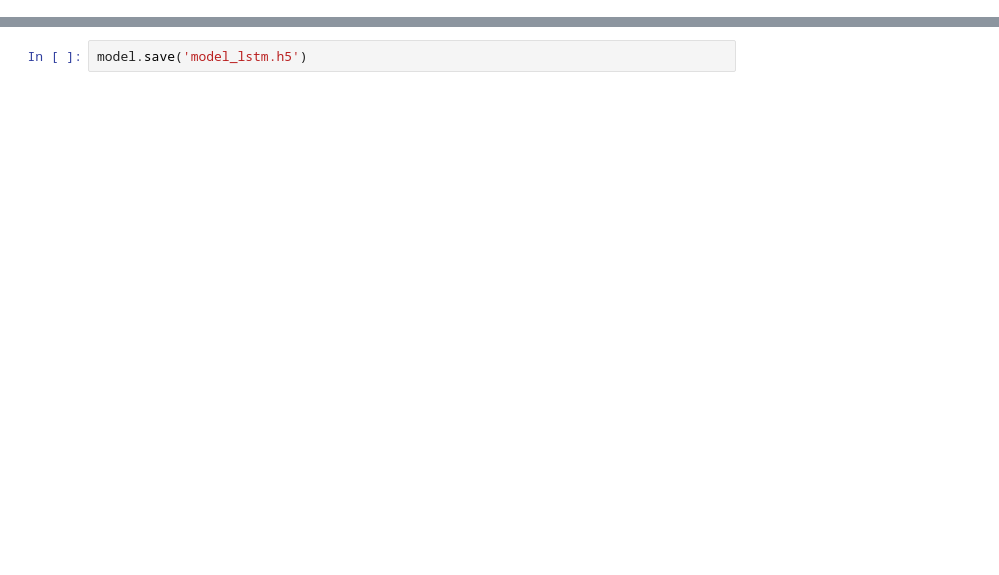
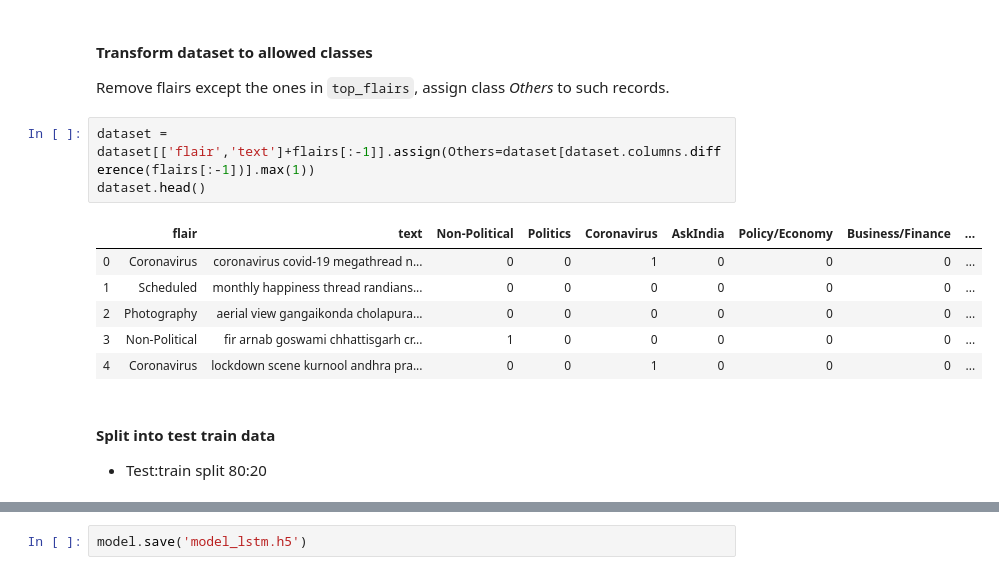
Before and after one commit to vishakha-lall/MIDAS_Hiring_Project, a Jupyter notebook: Part 3 - Build a Flair Detector.ipynb, the cells around one changed output, grey strips where cells are left out. Drawn from its saved outputs; the diff is of its cells as text; blank space fills up the shorter version.

```diff
--- a/Part 3 - Build a Flair Detector.ipynb
+++ b/Part 3 - Build a Flair Detector.ipynb
@@ -283,0 +55,18 @@ Epoch 25/25
+# %% [markdown]
+#### Transform dataset to allowed classes
+
+Remove flairs except the ones in `top_flairs`, assign class *Others* to such records.
+# %%
+dataset = dataset[['flair','text']+flairs[:-1]].assign(Others=dataset[dataset.columns.difference(flairs[:-1])].max(1))
+dataset.head()
+# %% [output]
+|  | flair | text | Non-Political | Politics | Coronavirus | AskIndia | Policy/Economy | Business/Finance | ... |
+| 0 | Coronavirus | coronavirus covid-19 megathread n... | 0 | 0 | 1 | 0 | 0 | 0 | ... |
+| 1 | Scheduled | monthly happiness thread randians... | 0 | 0 | 0 | 0 | 0 | 0 | ... |
+| 2 | Photography | aerial view gangaikonda cholapura... | 0 | 0 | 0 | 0 | 0 | 0 | ... |
+| 3 | Non-Political | fir arnab goswami chhattisgarh cr... | 1 | 0 | 0 | 0 | 0 | 0 | ... |
+| 4 | Coronavirus | lockdown scene kurnool andhra pra... | 0 | 0 | 1 | 0 | 0 | 0 | ... |
+# %% [markdown]
+#### Split into test  train data
+
+- Test:train split 80:20
```
Also changed, not shown: parts of 72 cells of this notebook, 8 other files.
